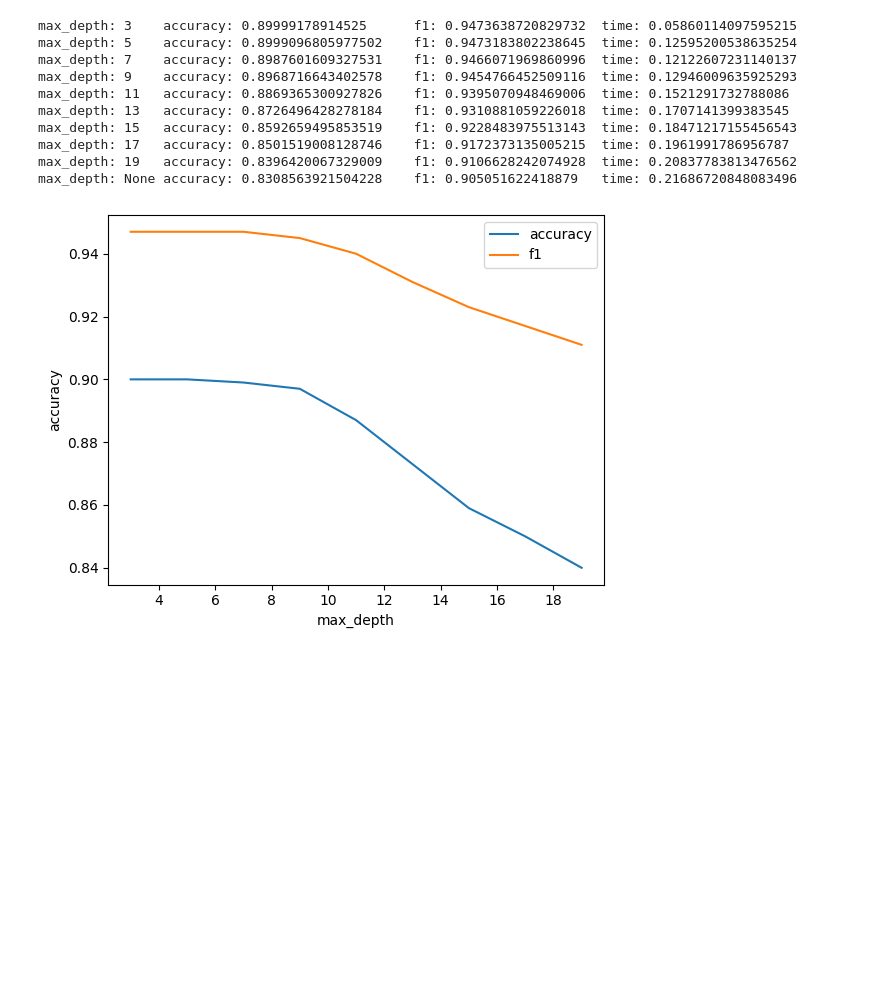
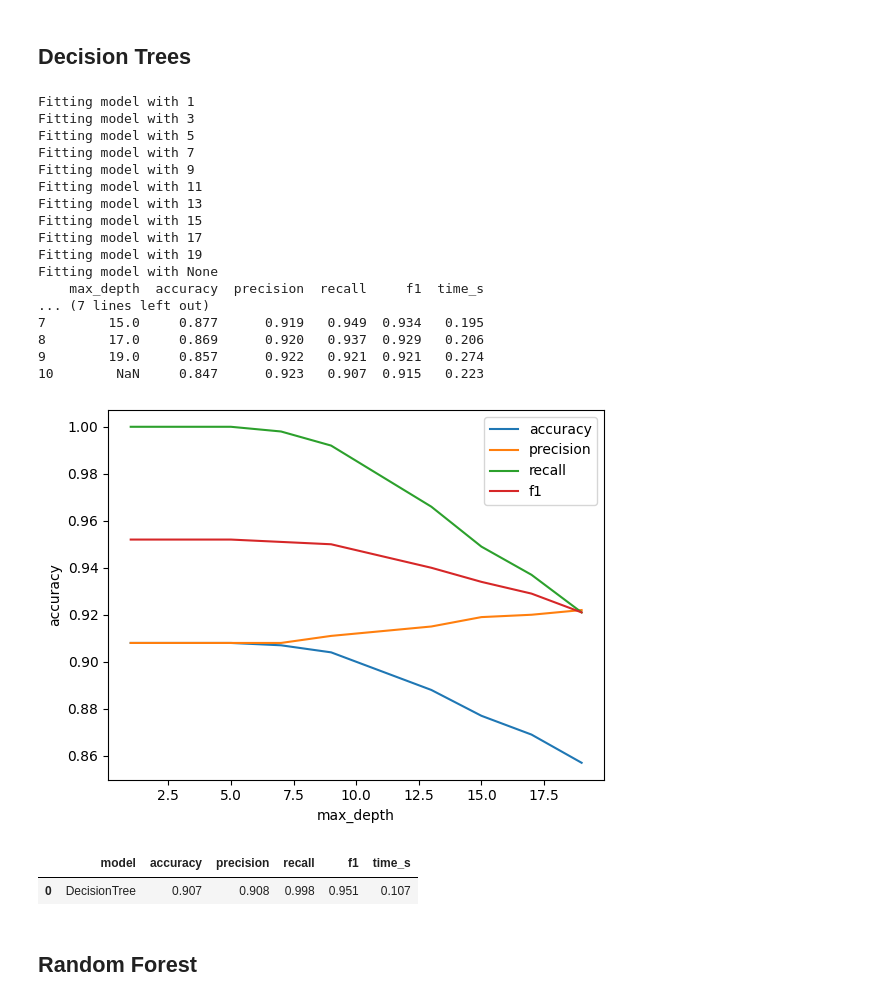
Before and after one commit to Adriano-7/feup-icd-project, a Jupyter notebook: src/model-selection.ipynb, the cells around one changed output. Drawn from its saved outputs; the diff is of its cells as text; code cells hidden in the pictures; blank space fills up the shorter version.

```diff
--- a/src/model-selection.ipynb
+++ b/src/model-selection.ipynb
@@ -34,0 +51,5 @@ df.head()
+# %%
+scaler = MinMaxScaler()
+df = pd.DataFrame(scaler.fit_transform(df), columns=df.columns)
+
+df.head(10)
@@ -36,14 +69,16 @@ df.head()
 X = df.drop(['custid','health_ins'], axis=1)
 y = df['health_ins']
 # %%
-X_train, X_test, y_train, y_test = train_test_split(X, y, test_size=0.2, random_state=42)
+X_train, X_test, y_train, y_test = train_test_split(X, y, test_size=0.3, shuffle=True)
 # %%
-import seaborn as sns
-
 def plot_measures(measures):
     parameters = measures.iloc[:,0]
     accuracy = measures.iloc[:,1]
-    f1 = measures.iloc[:,2]
+    precision = measures.iloc[:,2]
+    recall = measures.iloc[:,3]
+    f1 = measures.iloc[:,4]
 
     sns.lineplot(x=parameters, y=accuracy, label='accuracy')
+    sns.lineplot(x=parameters, y=precision, label='precision')
+    sns.lineplot(x=parameters, y=recall, label='recall')
     sns.lineplot(x=parameters, y=f1, label='f1')
@@ -52,0 +85,7 @@ import time
+# %%
+def get_metrics(y_pred):
+    acc = round(accuracy_score(y_test, y_pred),3)
+    prec = round(precision_score(y_test, y_pred),3)
+    rec = round(recall_score(y_test, y_pred),3)
+    f1 = round(f1_score(y_test, y_pred),3)
+    return acc, prec, rec, f1
@@ -53,35 +94,49 @@ import time
+# %% [markdown]
+## Decision Trees
 # %%
-from sklearn.tree import DecisionTreeClassifier
-
-dec_tree_measures = pd.DataFrame(columns=['max_depth', 'accuracy', 'f1', 'time_s'])
-parameters = list(range(3, 20, 2)) + [None]
+dec_tree_measures = pd.DataFrame(columns=['max_depth', 'accuracy', 'precision', 'recall', 'f1', 'time_s'])
+parameters = list(range(1, 20, 2)) + [None]
 
 for max_depth in parameters:
+    print(f'Fitting model with {max_depth}')
     model = DecisionTreeClassifier(max_depth=max_depth)
 
     start_t = time.time()
     model.fit(X_train, y_train)
     time_spent = time.time() - start_t
 
     y_pred = model.predict(X_test)
-    acc = accuracy_score(y_test, y_pred)
-    f1 = f1_score(y_test, y_pred)
+    measures = get_metrics(y_pred)
+    dec_tree_measures.loc[len(dec_tree_measures)] = [max_depth, measures[0], measures[1], measures[2], measures[3], round(time_spent,3)]
 
-    dec_tree_measures.loc[len(dec_tree_measures)] = [max_depth, round(acc,3), round(f1,3), round(time_spent,3)]
-
-    print(f'max_depth: {max_depth}\taccuracy: {acc}\tf1: {f1}\ttime: {time_spent}')
-
+print(dec_tree_measures)
 plot_measures(dec_tree_measures)
 # %% [output]
-max_depth: 3    accuracy: 0.89999178914525      f1: 0.9473638720829732  time: 0.05860114097595215
-max_depth: 5    accuracy: 0.8999096805977502    f1: 0.9473183802238645  time: 0.12595200538635254
-max_depth: 7    accuracy: 0.8987601609327531    f1: 0.9466071969860996  time: 0.12122607231140137
-max_depth: 9    accuracy: 0.8968716643402578    f1: 0.9454766452509116  time: 0.12946009635925293
-max_depth: 11   accuracy: 0.8869365300927826    f1: 0.9395070948469006  time: 0.1521291732788086
-max_depth: 13   accuracy: 0.8726496428278184    f1: 0.9310881059226018  time: 0.1707141399383545
-max_depth: 15   accuracy: 0.8592659495853519    f1: 0.9228483975513143  time: 0.18471217155456543
-max_depth: 17   accuracy: 0.8501519008128746    f1: 0.9172373135005215  time: 0.1961991786956787
-max_depth: 19   accuracy: 0.8396420067329009    f1: 0.9106628242074928  time: 0.20837783813476562
-max_depth: None accuracy: 0.8308563921504228    f1: 0.905051622418879   time: 0.21686720848083496
+Fitting model with 1
+Fitting model with 3
+Fitting model with 5
+Fitting model with 7
+Fitting model with 9
+Fitting model with 11
+Fitting model with 13
+Fitting model with 15
+Fitting model with 17
+Fitting model with 19
+Fitting model with None
+    max_depth  accuracy  precision  recall     f1  time_s
+... (7 lines left out)
+7        15.0     0.877      0.919   0.949  0.934   0.195
+8        17.0     0.869      0.920   0.937  0.929   0.206
+9        19.0     0.857      0.922   0.921  0.921   0.274
+10        NaN     0.847      0.923   0.907  0.915   0.223
-[figure, old version]
+[figure, new version]
+# %%
+row = dec_tree_measures[dec_tree_measures['max_depth'] == 7]
+models.loc[len(models)] = ['DecisionTree', row['accuracy'].values[0], row['precision'].values[0], row['recall'].values[0], row['f1'].values[0], row['time_s'].values[0]]
+models
+# %% [output]
+|  | model | accuracy | precision | recall | f1 | time_s |
+| 0 | DecisionTree | 0.907 | 0.908 | 0.998 | 0.951 | 0.107 |
+# %% [markdown]
+## Random Forest
 # %%
```
Also changed, not shown: parts of 24 cells of this notebook, 2 other files.
